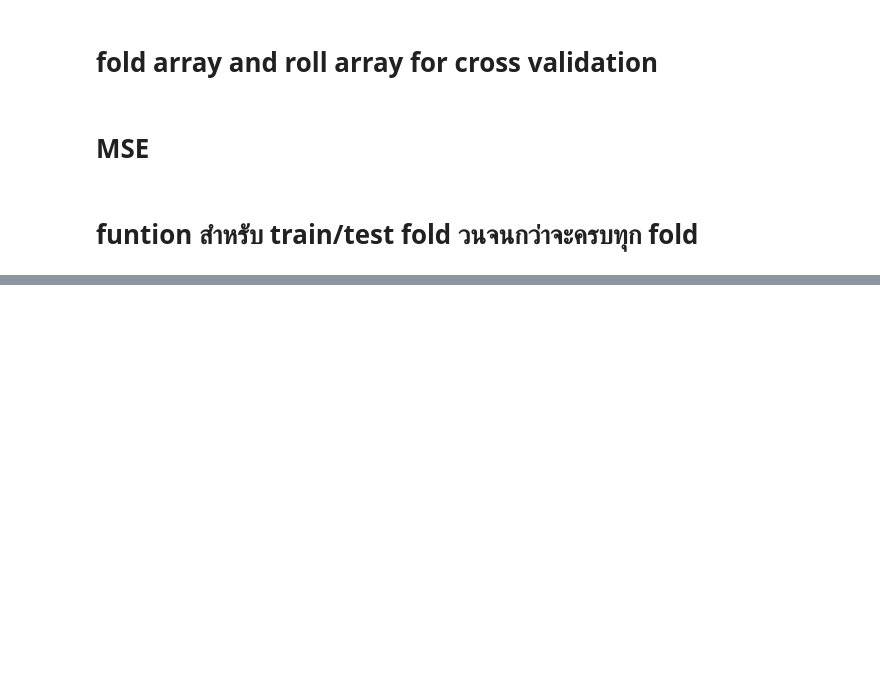
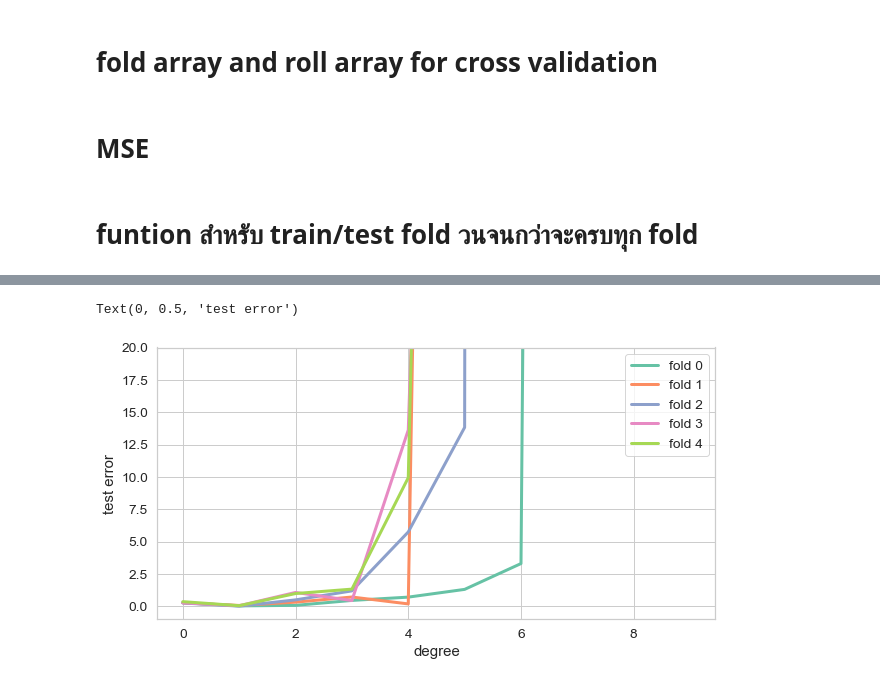
Before and after one commit to chuan-khuna/Datamining, a Jupyter notebook: CrossValidation/cross_validation.ipynb, the cells around one changed output, grey strips where cells are left out. Cells and saved outputs as stored; diff of their text form; code cells hidden in the pictures; blank space fills up the shorter version.

```diff
--- a/CrossValidation/cross_validation.ipynb
+++ b/CrossValidation/cross_validation.ipynb
@@ -178,13 +202,20 @@ plt.plot(degree_list, out_errors)
 # %%
 fig = plt.figure(figsize=(10, 5))
-mean_test_err = np.mean(repeat_test_errors, axis=0).T
-num_fold = len(mean_test_err[0])
-print(mean_test_err)
+mean_test_errors = np.mean(repeat_test_errors, axis=0).T
+num_fold = len(mean_test_errors)
+
 for i in range(num_fold):
-    sns.lineplot(degree_list, mean_test_err[i], label=f'fold {i}')
+    sns.lineplot(degree_list, mean_test_errors[i], label=f'fold {i}')
+
+if np.amax(mean_test_errors) > 20:
+    axes = plt.gca()
+    axes.set_ylim([-1, 20])
 
 plt.xlabel('degree')
 plt.ylabel('test error')
+# %% [output]
+Text(0, 0.5, 'test error')
+[figure, added]
 # %%
 fig = plt.figure(figsize=(10, 5))
 mean_train_errors = np.mean(repeat_train_errors, axis=0).T
```
Also changed, not shown: parts of 8 cells of this notebook.
